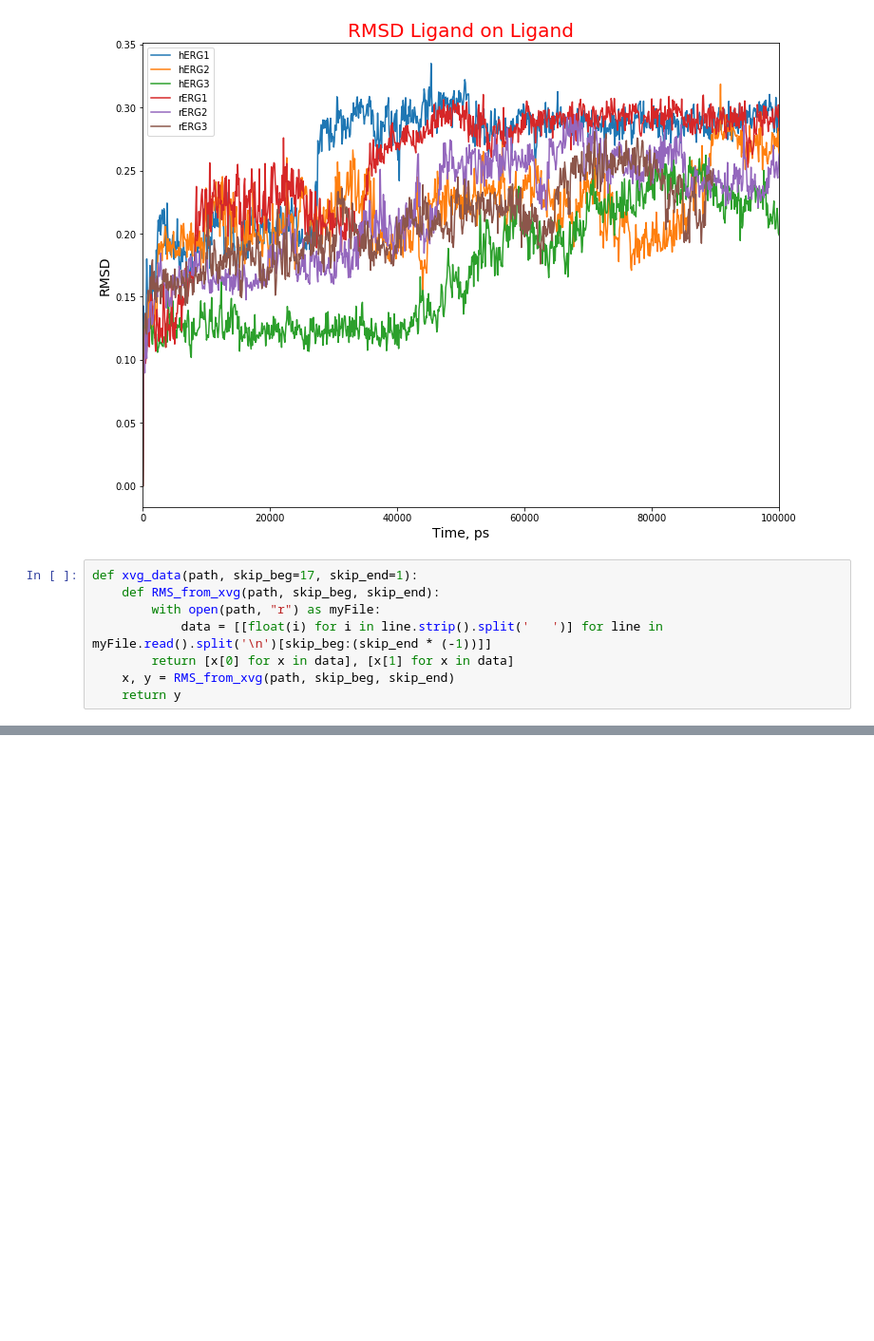
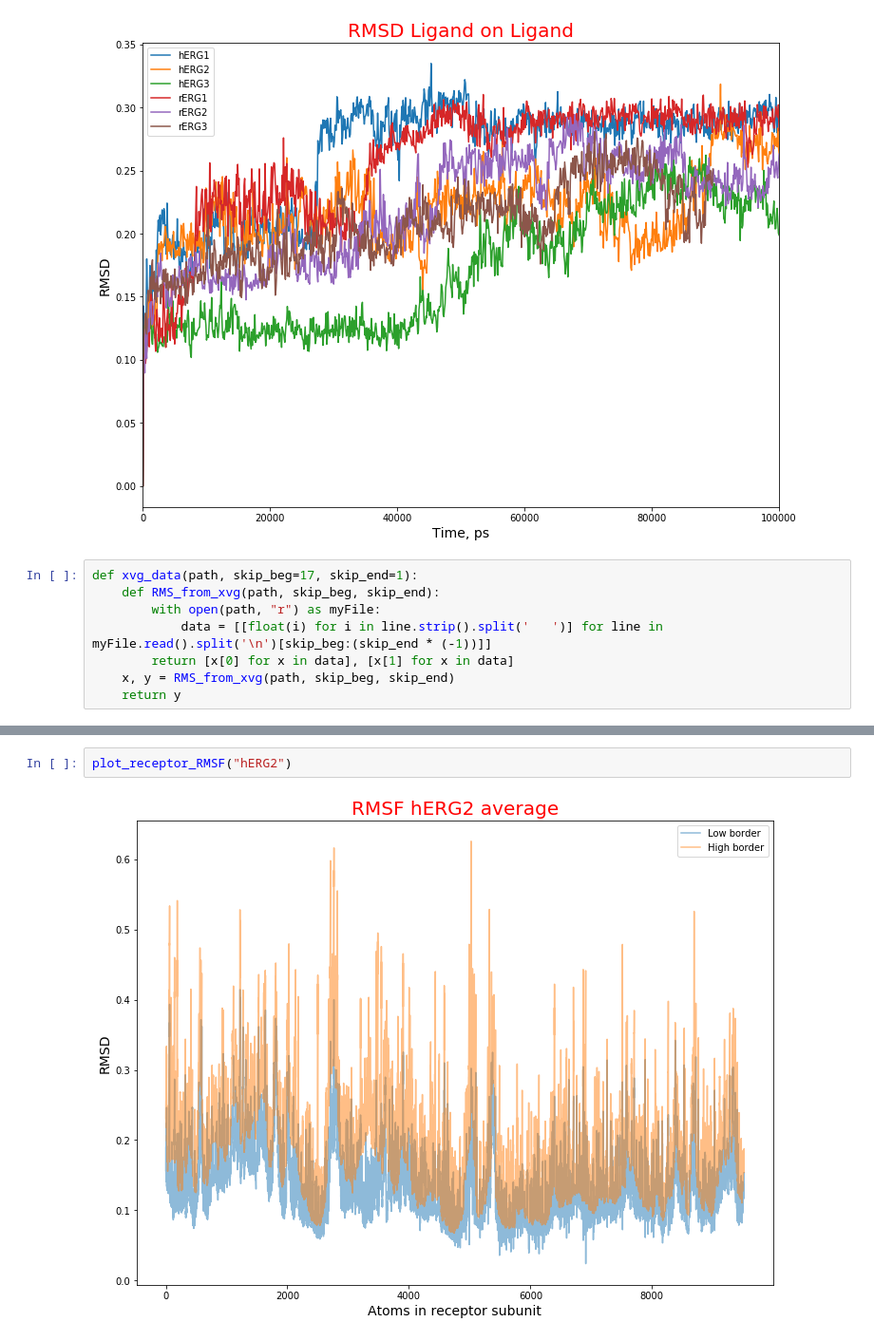
Before and after one commit to nikitadobrokhtov/potassium-channels, a Jupyter notebook: descriptional_characteristics_of_subtype_models/Descriptional Characteristics of Models.ipynb, the cells around one changed output, grey strips where cells are left out. Shown at 95% size. Drawn from its saved outputs; the diff is of its cells as text; blank space fills up the shorter version.

```diff
--- a/descriptional_characteristics_of_subtype_models/Descriptional Characteristics of Models.ipynb
+++ b/descriptional_characteristics_of_subtype_models/Descriptional Characteristics of Models.ipynb
@@ -108,0 +149,4 @@ plt.show()
+# %%
+plot_receptor_RMSF("hERG2")
+# %% [output]
+[figure, added]
```
Also changed, not shown: parts of 9 cells of this notebook.
